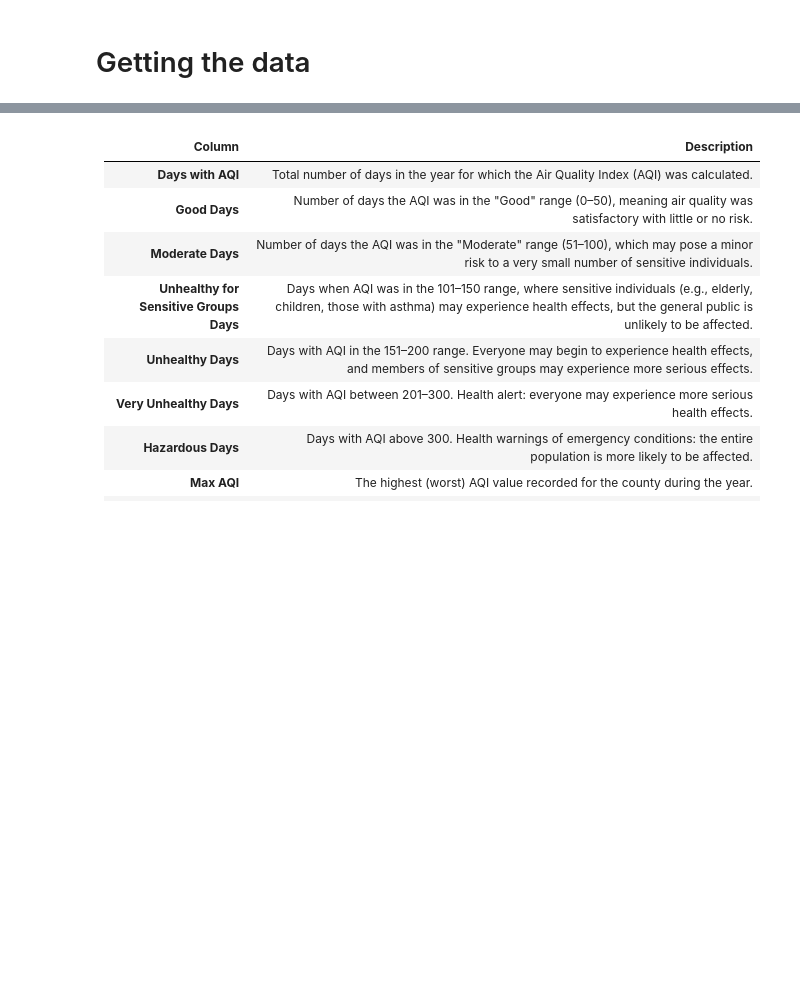
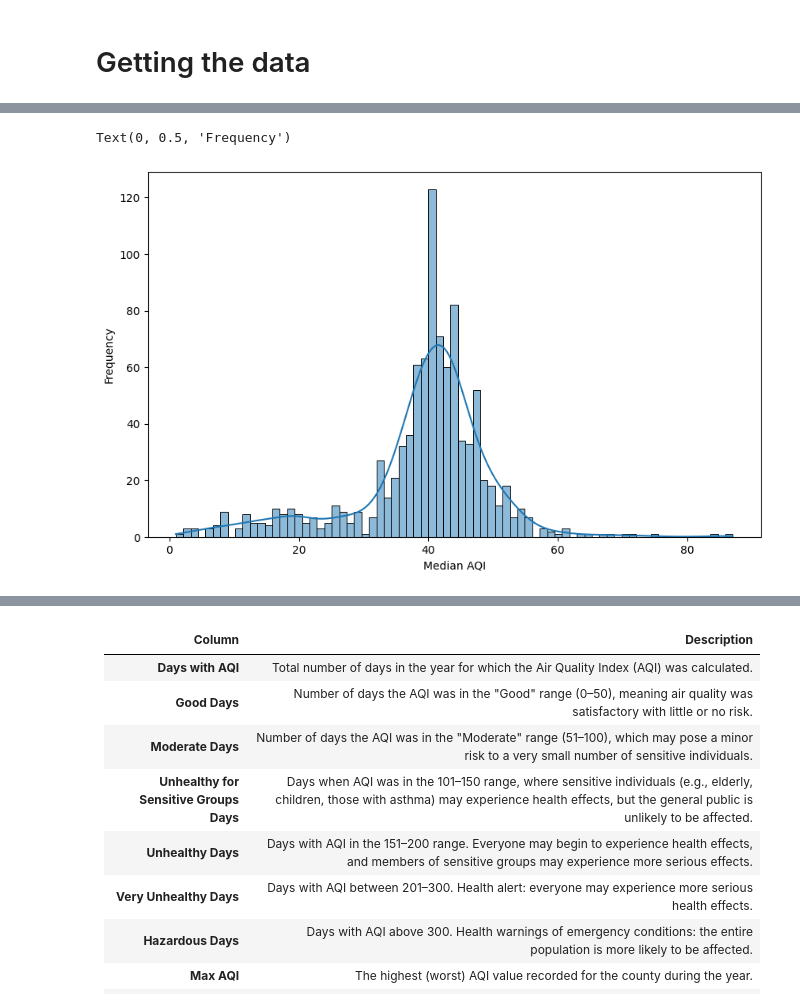
Before and after one commit to ivanrff/AQI-by-EPA, a Jupyter notebook: US_EPA_AQI.ipynb, the cells around one changed output, grey strips where cells are left out. Cells and saved outputs as stored; diff of their text form; code cells hidden in the pictures; blank space fills up the shorter version.

```diff
--- a/US_EPA_AQI.ipynb
+++ b/US_EPA_AQI.ipynb
@@ -89,6 +92,7 @@ final_df.to_csv(f'{output_path}/combined_aqi_by_county.csv', index=False)
 # %%
 # Easy simple way of accessing my datasets
-aqi_df_sharelink = 'https://drive.google.com/file/d/130DVMpCfi1dujuygMyI8bzoP1fvSONvO/view?usp=drive_link' # this is the link received when clicked the Share button in Google Drive
-aqi_df = pd.read_csv('https://drive.google.com/uc?export=download&id='+aqi_df_sharelink.split('/d/')[1].split('/')[0]) # this parses the string from the line above to make a download link
+if 'aqi_df' not in globals():
+    aqi_df_sharelink = 'https://drive.google.com/file/d/130DVMpCfi1dujuygMyI8bzoP1fvSONvO/view?usp=drive_link' # this is the link received when clicked the Share button in Google Drive
+    aqi_df = pd.read_csv('https://drive.google.com/uc?export=download&id='+aqi_df_sharelink.split('/d/')[1].split('/')[0]) # this parses the string from the line above to make a download link
 
-aqi_df = aqi_df[aqi_df['State'] != 'Country Of Mexico'].copy() # dropping Mexico from the analysis
+aqi_df
@@ -94,0 +145,12 @@ aqi_df = aqi_df[aqi_df['State'] != 'Country Of Mexico'].copy() # dropping Mexico
+# %%
+aqi_df = aqi_df[~aqi_df['State'].isin(['Canada', 'Country Of Mexico', 'Alaska', 'Hawaii', 'District Of Columbia', 'Puerto Rico', 'Virgin Islands', 'Guam'])].copy()
+# %%
+aqi_df[aqi_df['Year'] == 2024]['Median AQI']
+
+plt.figure(figsize=(10, 6))
+sns.histplot(aqi_df[aqi_df['Year'] == 2024]['Median AQI'], bins=75, kde=True)
+plt.xlabel('Median AQI')
+plt.ylabel('Frequency')
+# %% [output]
+Text(0, 0.5, 'Frequency')
+[figure, added]
```
Also changed, not shown: parts of 7 cells of this notebook.
